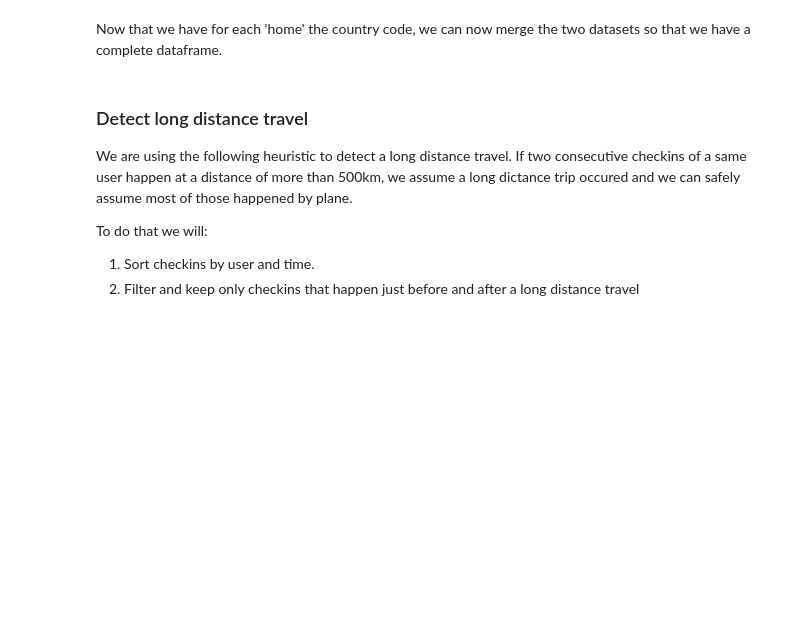
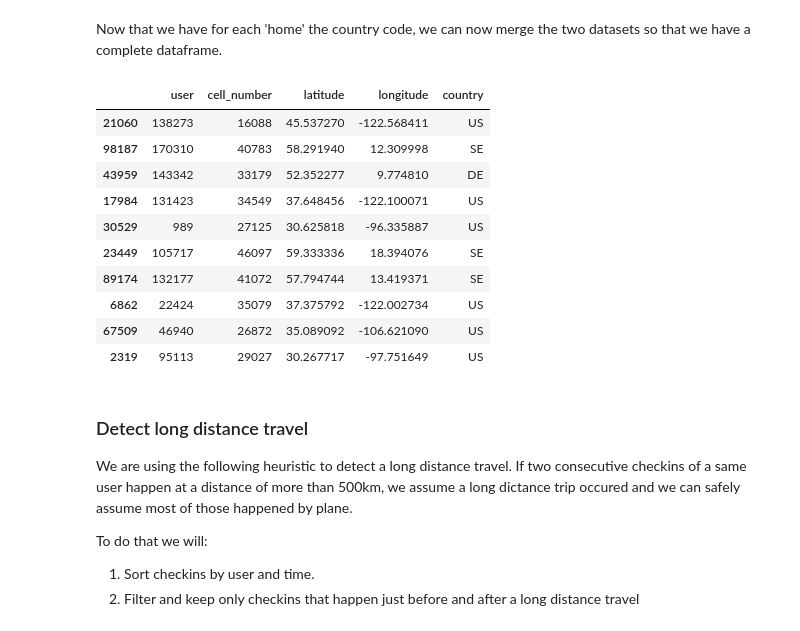
Before and after one commit to epfl-ada/ada-2020-project-milestone-p3-p3_pia, a Jupyter notebook: extension_analysis.ipynb, the cells around one changed output. Cells and saved outputs as stored; diff of their text form; code cells hidden in the pictures; blank space fills up the shorter version.

```diff
--- a/extension_analysis.ipynb
+++ b/extension_analysis.ipynb
@@ -477,3 +472,17 @@ homes_b.head()
+# %%
+homes_g.sample(10)
+# %% [output]
+|  | user | cell_number | latitude | longitude | country |
+| 21060 | 138273 | 16088 | 45.537270 | -122.568411 | US |
+| 98187 | 170310 | 40783 | 58.291940 | 12.309998 | SE |
+| 43959 | 143342 | 33179 | 52.352277 | 9.774810 | DE |
+| 17984 | 131423 | 34549 | 37.648456 | -122.100071 | US |
+| 30529 | 989 | 27125 | 30.625818 | -96.335887 | US |
+| 23449 | 105717 | 46097 | 59.333336 | 18.394076 | SE |
+| 89174 | 132177 | 41072 | 57.794744 | 13.419371 | SE |
+| 6862 | 22424 | 35079 | 37.375792 | -122.002734 | US |
+| 67509 | 46940 | 26872 | 35.089092 | -106.621090 | US |
+| 2319 | 95113 | 29027 | 30.267717 | -97.751649 | US |
 # %% [markdown]
 ### Detect long distance travel
 
```
Also changed, not shown: parts of 6 cells of this notebook, 4 other files.
